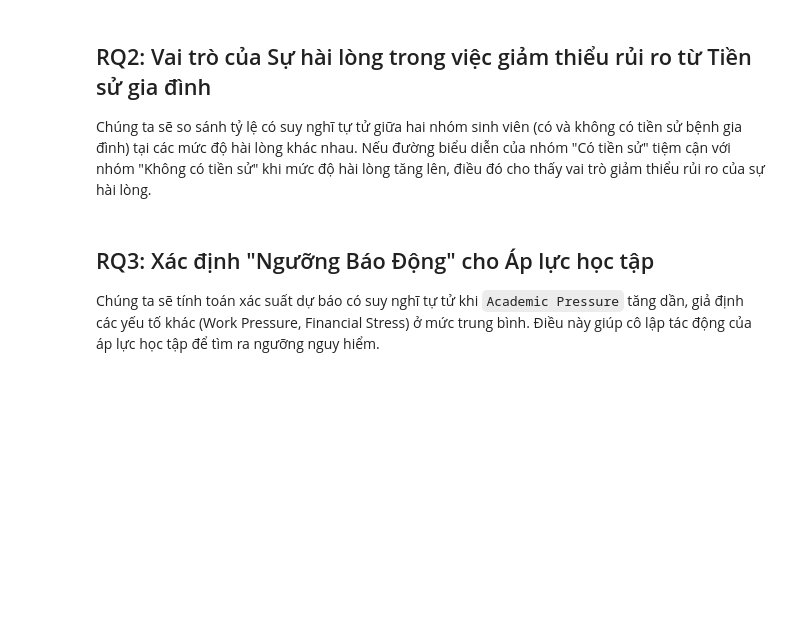
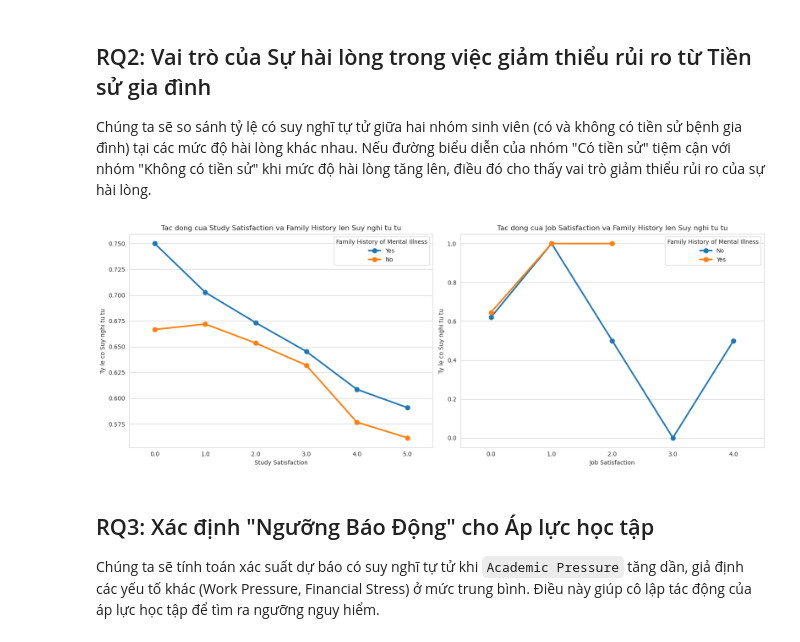
Before and after one commit to p1neapplechoco/StudentDepression, a Jupyter notebook: notebooks/an.ipynb, the cells around one changed output. Saved outputs shown, nothing was run; the diff lists cells and outputs as text; code cells hidden in the pictures; blank space fills up the shorter version.

```diff
--- a/notebooks/an.ipynb
+++ b/notebooks/an.ipynb
@@ -215,35 +309,37 @@ Chúng ta sẽ so sánh tỷ lệ có suy nghĩ tự tử giữa hai nhóm sinh
 fig, axes = plt.subplots(1, 2, figsize=(16, 6))
 
 # Study Satisfaction
 sns.pointplot(
     x="Study Satisfaction",
     y="Suicidal Thoughts_Num",
     hue="Family History of Mental Illness",
     data=df,
     ax=axes[0],
     capsize=0.1,
-    errorbar=("ci", 95),
+    errorbar=None,
 )
 axes[0].set_title(
     "Tac dong cua Study Satisfaction va Family History len Suy nghi tu tu"
 )
 axes[0].set_ylabel("Ty le co Suy nghi tu tu")
 
 # Job Satisfaction
 sns.pointplot(
     x="Job Satisfaction",
     y="Suicidal Thoughts_Num",
     hue="Family History of Mental Illness",
     data=df,
     ax=axes[1],
     capsize=0.1,
-    errorbar=("ci", 95),
+    errorbar=None,
 )
 axes[1].set_title("Tac dong cua Job Satisfaction va Family History len Suy nghi tu tu")
 axes[1].set_ylabel("Ty le co Suy nghi tu tu")
 
 plt.tight_layout()
 plt.show()
+# %% [output]
+[figure, added]
 # %% [markdown]
 ## RQ3: Xác định "Ngưỡng Báo Động" cho Áp lực học tập
 
```
Also changed, not shown: parts of 10 cells of this notebook, 1 other file.
